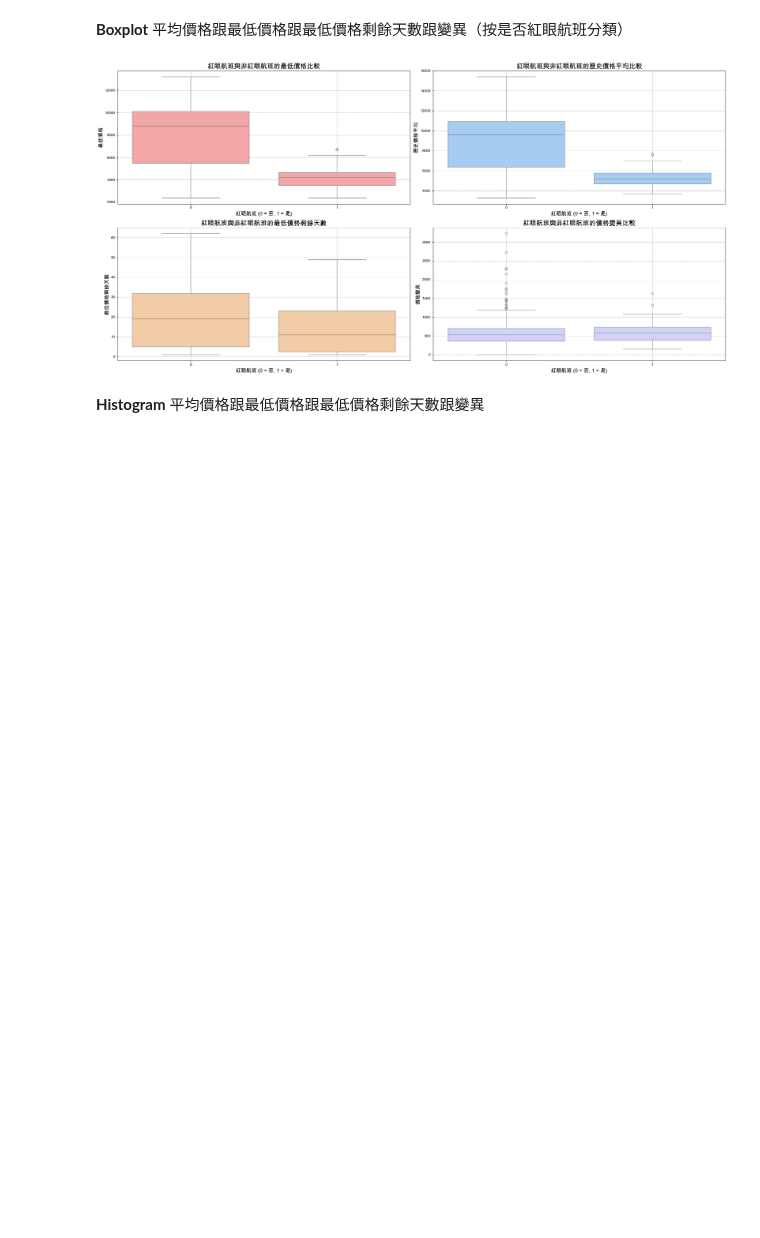
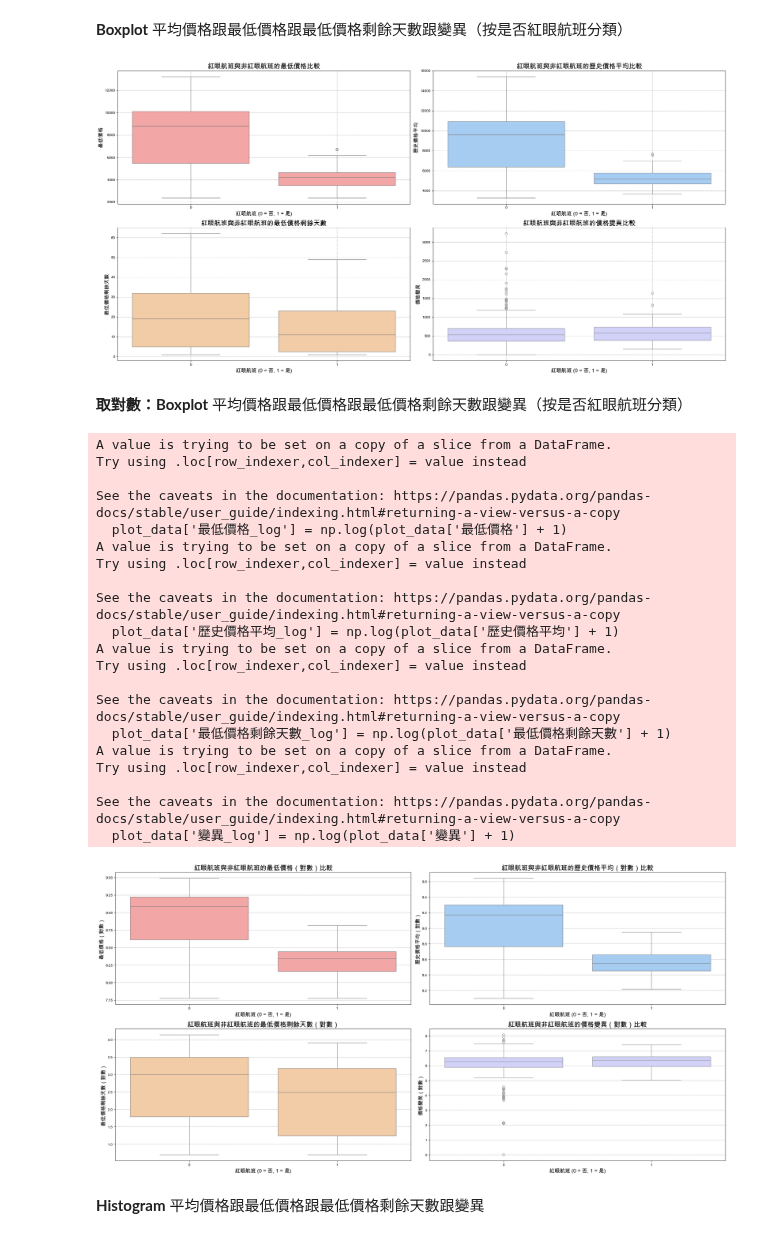
Before and after one commit to ching1223/flight_data, a Jupyter notebook: cleaned_data/red_eye.ipynb, the cells around one changed output. Saved outputs shown, nothing was run; the diff lists cells and outputs as text; code cells hidden in the pictures; blank space fills up the shorter version.

```diff
--- a/cleaned_data/red_eye.ipynb
+++ b/cleaned_data/red_eye.ipynb
@@ -144,6 +144,83 @@ plt.tight_layout()
 plt.show()
 # %% [output]
 [figure]
+# %% [markdown]
+**取對數：Boxplot**
+平均價格跟最低價格跟最低價格剩餘天數跟變異（按是否紅眼航班分類）
+# %%
+import numpy as np
+import matplotlib.pyplot as plt
+import seaborn as sns
+
+# 繁體中文設定
+plt.rcParams['font.sans-serif'] = ['Arial Unicode MS']
+plt.rcParams['axes.unicode_minus'] = False
+
+# 將數據取對數，避免 log(0) 的錯誤，將數據加一後取對數
+plot_data['最低價格_log'] = np.log(plot_data['最低價格'] + 1)
+plot_data['歷史價格平均_log'] = np.log(plot_data['歷史價格平均'] + 1)
+plot_data['最低價格剩餘天數_log'] = np.log(plot_data['最低價格剩餘天數'] + 1)
+plot_data['變異_log'] = np.log(plot_data['變異'] + 1)
+
+# 創建子圖，分別繪製對數轉換後的盒狀圖
+fig, axes = plt.subplots(2, 2, figsize=(24, 12))
+
+# 調整圖表標題字體大小
+title_fontsize = 18
+label_fontsize = 14
+
+# 第一個子圖：紅眼航班與非紅眼航班的最低價格的盒狀圖（對數）
+sns.boxplot(data=plot_data, x='紅眼航班', y='最低價格_log', ax=axes[0, 0], color='#FF9999')
+axes[0, 0].set_title('紅眼航班與非紅眼航班的最低價格（對數）比較', fontsize=title_fontsize)
+axes[0, 0].set_xlabel('紅眼航班 (0 = 否, 1 = 是)', fontsize=label_fontsize)
+axes[0, 0].set_ylabel('最低價格（對數）', fontsize=label_fontsize)
+axes[0, 0].grid(axis='y', color='gray', linestyle='--', linewidth=0.5)
+
+# 第二個子圖：紅眼航班與非紅眼航班的歷史價格平均的盒狀圖（對數）
+sns.boxplot(data=plot_data, x='紅眼航班', y='歷史價格平均_log', ax=axes[0, 1], color='#99CCFF')
+axes[0, 1].set_title('紅眼航班與非紅眼航班的歷史價格平均（對數）比較', fontsize=title_fontsize)
+axes[0, 1].set_xlabel('紅眼航班 (0 = 否, 1 = 是)', fontsize=label_fontsize)
+axes[0, 1].set_ylabel('歷史價格平均（對數）', fontsize=label_fontsize)
+axes[0, 1].grid(axis='y', color='gray', linestyle='--', linewidth=0.5)
+
+# 第三個子圖：紅眼航班與非紅眼航班的最低價格剩餘天數的盒狀圖（對數）
+sns.boxplot(data=plot_data, x='紅眼航班', y='最低價格剩餘天數_log', ax=axes[1, 0], color='#FFCC99')
+axes[1, 0].set_title('紅眼航班與非紅眼航班的最低價格剩餘天數（對數）', fontsize=title_fontsize)
+axes[1, 0].set_xlabel('紅眼航班 (0 = 否, 1 = 是)', fontsize=label_fontsize)
+axes[1, 0].set_ylabel('最低價格剩餘天數（對數）', fontsize=label_fontsize)
+axes[1, 0].grid(axis='y', color='gray', linestyle='--', linewidth=0.5)
+
+# 第四個子圖：紅眼航班與非紅眼航班的價格變異的盒狀圖（對數）
+sns.boxplot(data=plot_data, x='紅眼航班', y='變異_log', ax=axes[1, 1], color='#CCCCFF')
+axes[1, 1].set_title('紅眼航班與非紅眼航班的價格變異（對數）比較', fontsize=title_fontsize)
+axes[1, 1].set_xlabel('紅眼航班 (0 = 否, 1 = 是)', fontsize=label_fontsize)
+axes[1, 1].set_ylabel('價格變異（對數）', fontsize=label_fontsize)
+axes[1, 1].grid(axis='y', color='gray', linestyle='--', linewidth=0.5)
+
+plt.tight_layout()
+plt.show()
+# %% [output]
+A value is trying to be set on a copy of a slice from a DataFrame.
+Try using .loc[row_indexer,col_indexer] = value instead
+
+See the caveats in the documentation: https://pandas.pydata.org/pandas-docs/stable/user_guide/indexing.html#returning-a-view-versus-a-copy
+  plot_data['最低價格_log'] = np.log(plot_data['最低價格'] + 1)
+A value is trying to be set on a copy of a slice from a DataFrame.
+Try using .loc[row_indexer,col_indexer] = value instead
+
+See the caveats in the documentation: https://pandas.pydata.org/pandas-docs/stable/user_guide/indexing.html#returning-a-view-versus-a-copy
+  plot_data['歷史價格平均_log'] = np.log(plot_data['歷史價格平均'] + 1)
+A value is trying to be set on a copy of a slice from a DataFrame.
+Try using .loc[row_indexer,col_indexer] = value instead
+
+See the caveats in the documentation: https://pandas.pydata.org/pandas-docs/stable/user_guide/indexing.html#returning-a-view-versus-a-copy
+  plot_data['最低價格剩餘天數_log'] = np.log(plot_data['最低價格剩餘天數'] + 1)
+A value is trying to be set on a copy of a slice from a DataFrame.
+Try using .loc[row_indexer,col_indexer] = value instead
+
+See the caveats in the documentation: https://pandas.pydata.org/pandas-docs/stable/user_guide/indexing.html#returning-a-view-versus-a-copy
+  plot_data['變異_log'] = np.log(plot_data['變異'] + 1)
+[figure, added]
 # %% [markdown]
 **Histogram**
 平均價格跟最低價格跟最低價格剩餘天數跟變異
```
Also changed, not shown: parts of 16 cells of this notebook, 4 other files.
